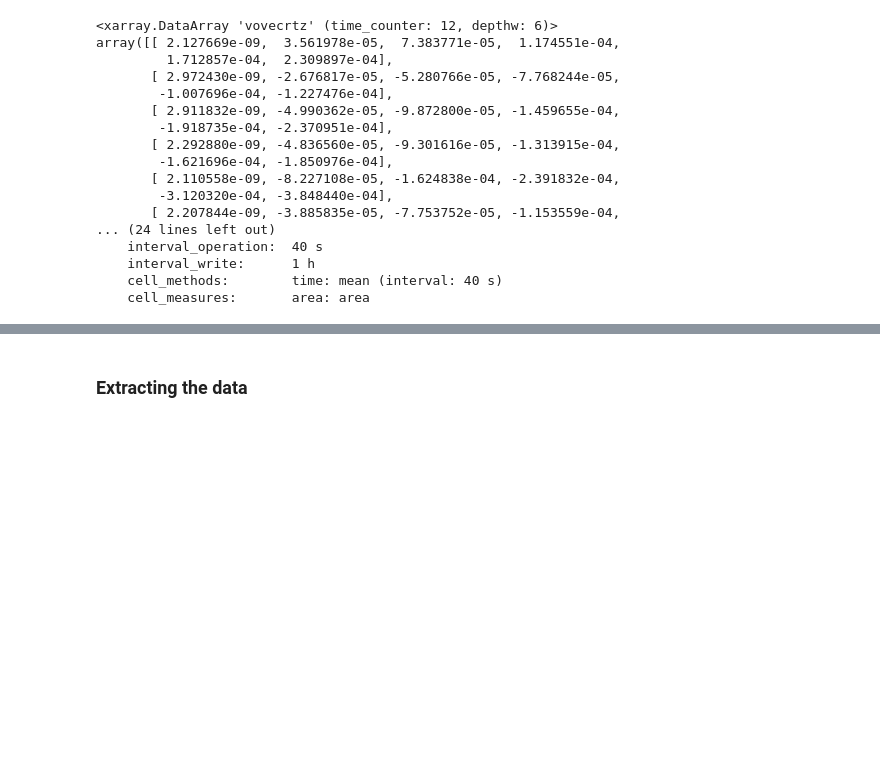
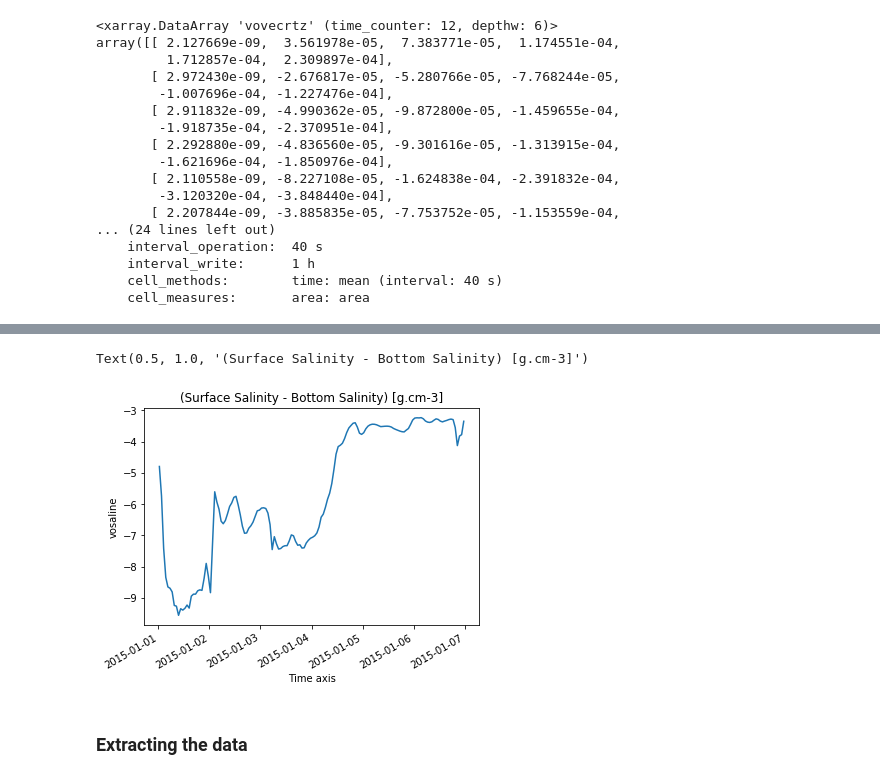
Before and after one commit to ambhudia/analysis-ashutosh, a Jupyter notebook: mohid_viz.ipynb, the cells around one changed output, grey strips where cells are left out. Cells and saved outputs as stored; diff of their text form; code cells hidden in the pictures; blank space fills up the shorter version.

```diff
--- a/mohid_viz.ipynb
+++ b/mohid_viz.ipynb
@@ -63,0 +216,13 @@ plt.tight_layout()
+# %%
+def find_bottom(array):
+    """Find the bottom depth layer index
+    :arg array: one dimesional array (profile at giventime stamp)
+    :returns bottom: int, 1 + index of sea floor layer
+    """
+    i=-1
+    for value in np.flip(array):
+        if value != 0:
+            bottom = 39-i
+            return bottom
+        else:
+            i=i+1
@@ -82,3 +271,13 @@ a_slice = salinity('salinity_profiles/salinity_sog2015.nc', top = 0, bottom = 20
+# %%
+bottom = find_bottom(sal_sog2015.vosaline.isel(time_counter=0).values)
+# %%
+# plot the difference between the surface and bottom salinity
+diff = salinity_slice.isel(deptht = 0) - salinity_slice.isel(deptht = bottom-1)
+diff.vosaline.plot()
+plt.title('(Surface Salinity - Bottom Salinity) [g.cm-3]')
+# %% [output]
+Text(0.5, 1.0, '(Surface Salinity - Bottom Salinity) [g.cm-3]')
+[figure, added]
 # %% [markdown]
 <h3>Extracting the data</h3>
 # %%
```
Also changed, not shown: parts of 37 cells of this notebook, 1 other file.
